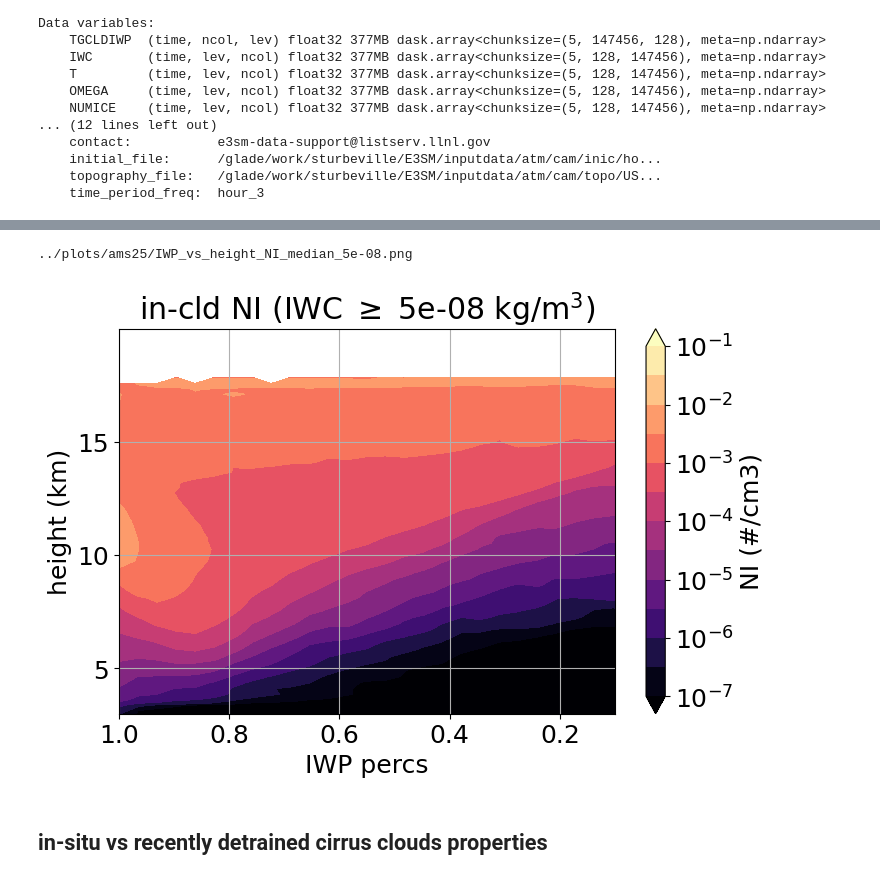
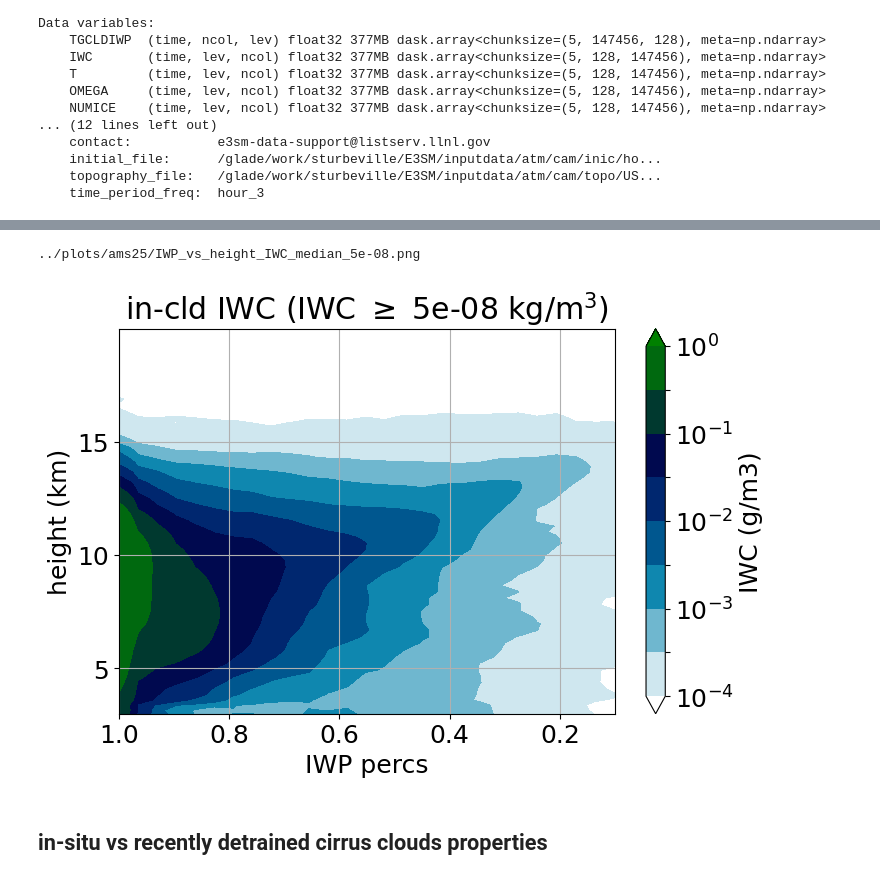
Before and after one commit to smturbev/scmlib, a Jupyter notebook: DP_diagnostics/notebooks/large_domain/plot_ams25.ipynb, the cells around one changed output, grey strips where cells are left out. Cells and saved outputs as stored; diff of their text form; code cells hidden in the pictures.

```diff
--- a/DP_diagnostics/notebooks/large_domain/plot_ams25.ipynb
+++ b/DP_diagnostics/notebooks/large_domain/plot_ams25.ipynb
@@ -201,10 +211,10 @@ Following Martina Kramer and Blaz Gasparini
 
 $ R_{ice}$ vs. ICNC
 # %%
-var_names=["T","CLDICE","NUMICE","Q"]  # ,"TGCLDIWP"
+var_names=["T","CLDICE","NUMICE","Q","NUC","BCU","IWC"]  # "TGCLDIWP"
 # %%
 # file = run_dir+f"{run}/run/{run}_h0_last5days.nc"
-ds = xr.open_dataset(file, chunks=chunks)[var_names]
+ds = xr.open_dataset(file, chunks=chunks)[var_names].isel(time=slice(-20,-1)).isel(ncol=slice(0,20000))
 print("getting t<-40 and cldice>qsmall...")
 ds = ds.where((ds["T"]<233.15)&(ds.CLDICE>qsmall))
 ds.Q
@@ -309,13 +317,13 @@ if not do_var:
 # %%
 if do_var:
-    tracer_name = "T"
-    # var_flat = xr.open_dataset(file.split(".eam.h0")[0]+"_"+tracer_name+"_hrs.nc",
-    #                            chunks=chunks)[tracer_name]
-    # var_flat = ds[tracer_name].expand_dims(dim={"lev":icnc.lev.values},axis=1)
-    var_flat = ds[tracer_name]
-    print(var_flat.shape)
-    if len(tracer_name.split("_"))>1:
-        nuc = xr.open_dataset(file.split(".eam.h0")[0]+"_NUC_hrs.nc",
-                              chunks=chunks)["NUC"]
-        # var_flat = var_flat.where(nuc<6)
-    var_flat = var_flat.values.flatten()
+    tracer_name = "RHICE"  # "T", "NUC", "BCU", "IWC", "W_NUC", "NI_NUC"
+    print(tracer_name)
+    if tracer_name=="NUC" or tracer_name=="BCU":
+        nuc = xr.open_dataset(file.split(".eam.h0")[0]+"_"+tracer_name+"_hrs.nc",
+                              chunks=chunks)[tracer_name].isel(time=slice(-20,-1)).isel(ncol=slice(0,20000))
+        var_flat = nuc.where(ds[tracer_name]>0)
+    elif tracer_name=="RHICE":
+        var_flat = util.calc_rhice(ds)
+    else:
+        var_flat = ds[tracer_name]
+    print(var_flat)
@@ -820,8 +874,8 @@ Data variables:
 # %%
 # calculate variable to plot
 stat="median"
-cvar_name="NI"
-cvar_label="#/cm3"
+cvar_name="IWC"
+cvar_label="g/m3"
 if cvar_name=="W":
     var_ds = util.omega2w(ds.OMEGA, ds.lev*100, ds['T'])
 elif cvar_name=="NI":
@@ -933,7 +988,7 @@ IWP NI
 # Height vs IWC percentile
 fig, ax = plt.subplots(1,1, figsize=(8,5))
 im = ax.contourf(x_bin_edges, z/1000, (var_binned_by_x).T,
-                 cmap="magma",
+                 cmap="ocean_r",
                  # vmin=1e-7, vmax=1,
                  # norm=mcolors.TwoSlopeNorm(0),
                  # norm=mcolors.LogNorm(vmin=2e-4,vmax=0.04),
@@ -948,36 +1003,36 @@ im = ax.contourf(x_bin_edges, z/1000, (var_binned_by_x).T,
                  # levels=np.arange(0,24,1),
                  # levels=np.arange(0,1.01,0.1),
                  # levels=[-2,-1,-0.5,-0.25,0,0.25,0.5,1,2],
                  # levels=np.arange(-50,50,10),
-                 levels=np.logspace(-7,-1,13),
+                 levels=np.logspace(-4,0,9),
                  # levels=np.logspace(-4,1,5*2+1),
                  norm=mcolors.LogNorm(),
                  extend="both"
                  )
 ax.contour(im, levels=[0], colors='k')
 # xticklabels = [f"{i:.1e}" for i in iwp_bin_edges]
 # axt = ax.twiny()
 # axt.set(xticks=iwp_perc_edges[5::10],
 #         xticklabels=xticklabels[5::10])
 plt.colorbar(im, ax=ax, location='right',
              label=f"{cvar_name} ({cvar_label})")
 ax.set(ylim=[3,20],
        yticks=np.arange(5,20,5),
        ylabel="height (km)")
 if xvar_name=="IWP":
     ax.set(xlabel="IWP percs", xlim=[0.1,1])
     ax.invert_xaxis()
 else:
     ax.set(xlabel="time since convection", xlim=[0,30])
 ax.grid(True)
 ax.set(title=f"in-cld {cvar_name} (IWC $\geq$ {thres} kg/m$^3$)")
 savename=f"../plots/ams25/{xvar_name}_vs_height_{cvar_name}_{stat}_{thres}.png"
 print(savename)
 plt.savefig(savename, bbox_inches="tight", pad_inches=0.5, dpi=120)
 plt.show()
 # %% [output]
-../plots/ams25/IWP_vs_height_NI_median_5e-08.png
+../plots/ams25/IWP_vs_height_IWC_median_5e-08.png
-[figure, old version]
+[figure, new version]
 # %% [markdown]
 ## in-situ vs recently detrained cirrus clouds properties
 # %%
```
Also changed, not shown: parts of 31 cells of this notebook, 46 other files.
